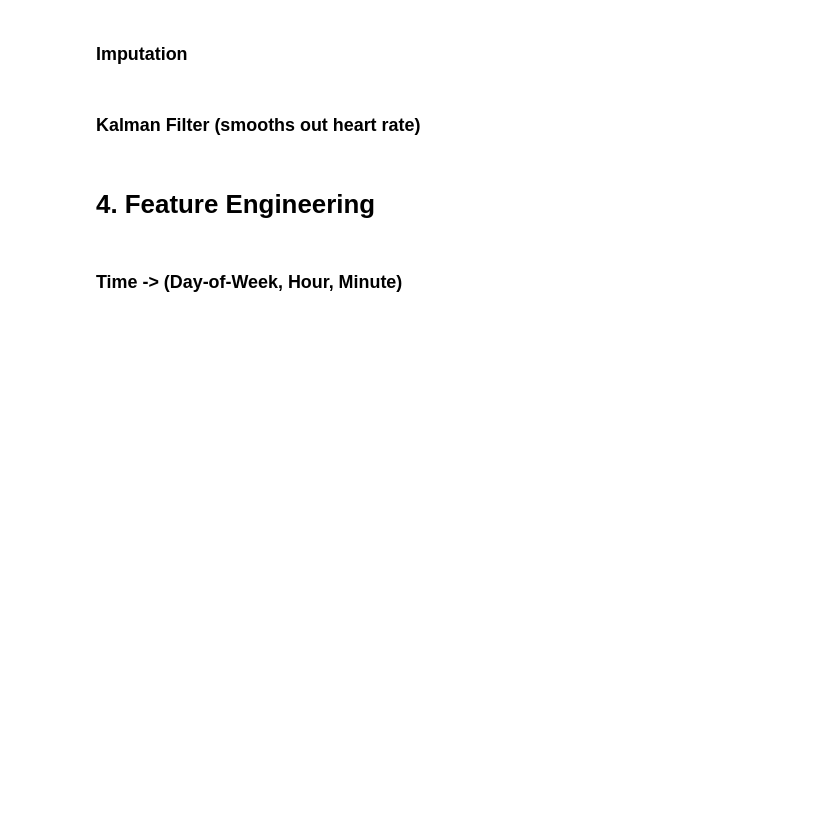
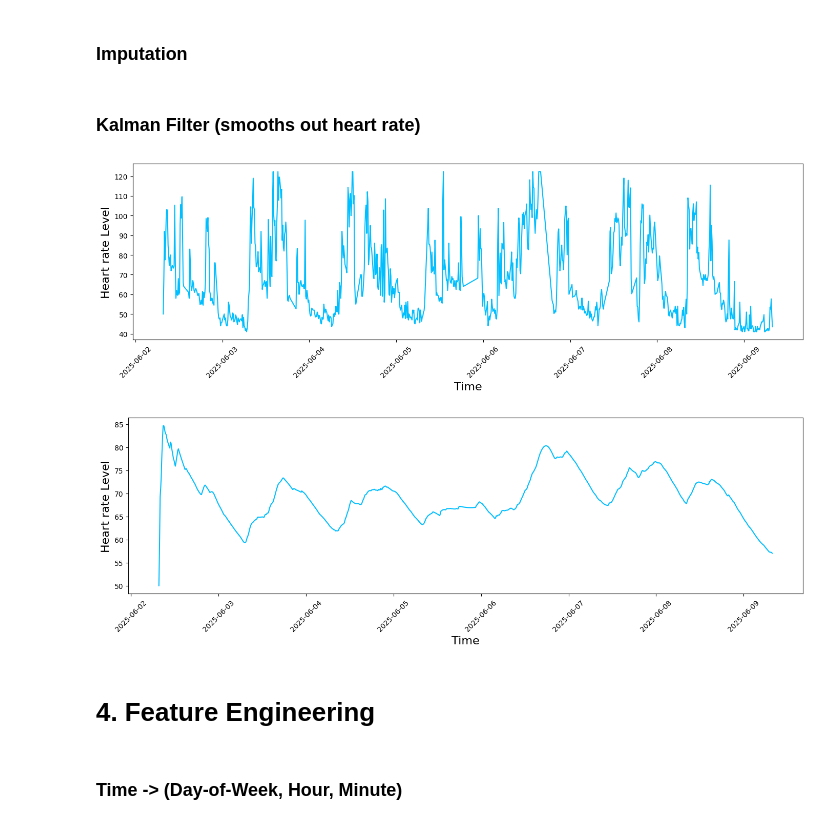
Before and after one commit to PlanetPhilip/ML4QS, a Jupyter notebook: Main.ipynb, the cells around one changed output. Cells and saved outputs as stored; diff of their text form; code cells hidden in the pictures; blank space fills up the shorter version.

```diff
--- a/Main.ipynb
+++ b/Main.ipynb
@@ -270,6 +277,5 @@ dtype: int64
 # %% [markdown]
 ### Data Cleaning
 # %%
-# Clean Caffeine Column
-df["Caffeine"] = pd.to_numeric(df["Caffeine"], errors="coerce").fillna(0).astype(float)
+df["Caffeine"] = pd.to_numeric(df["Caffeine"], errors="coerce")
 # %% [output]
@@ -298,29 +288,45 @@ df['Heart rate'] = df['Heart rate'].clip(lower, upper)
 # %% [markdown]
 ### Imputation
 # %%
-# Forward fill
-df['Heart rate'] = df['Heart rate'].ffill()
+# Linear Interpolation
 
-# Then interpolate linearly (for longer gaps)
+# Heart rate
+# plot_feature('Heart rate')
 df['Heart rate'] = df['Heart rate'].interpolate()
+# plot_feature('Heart rate')
+
+# Caffeine
+# plot_feature('Caffeine')
+df['Caffeine'] = df['Caffeine'].interpolate()
+# plot_feature('Caffeine')
+
+# Activity Type
+# plot_feature('Activity type', True)
+df['Activity type'] = df['Activity type'].fillna(df['Activity type'].mode()[0])
+# plot_feature('Activity type', True)
 # %% [markdown]
 ### Kalman Filter (smooths out heart rate)
 # %%
 def kalman_1d(zs, Q=1e-5, R=0.1):
     x = zs[0]
     P = 1.0
     filtered = []
     for z in zs:
         # Predict
         P += Q
         # Update
         K = P / (P + R)
         x += K * (z - x)
         P *= (1 - K)
         filtered.append(x)
     return filtered
 
+plot_feature('Heart rate')
 df['Heart rate'] = kalman_1d(df['Heart rate'].values)
+plot_feature('Heart rate')
+# %% [output]
+[figure, added]
+[figure, added]
 # %% [markdown]
 # 4. Feature Engineering
 # %% [markdown]
```
Also changed, not shown: parts of 20 cells of this notebook, 3 other files.
